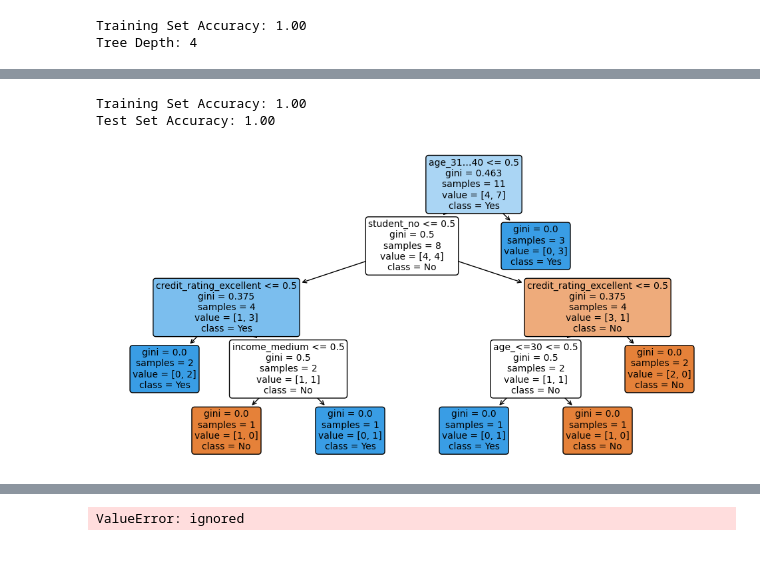
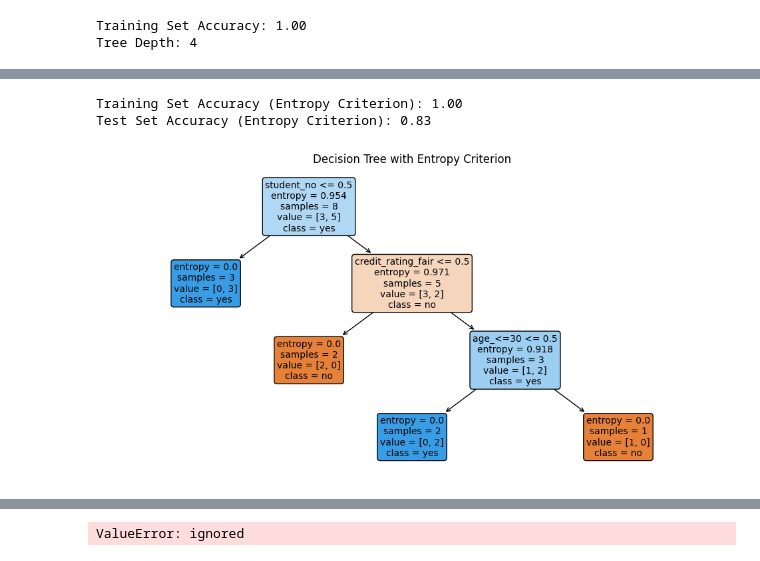
Before and after one commit to yadukul/ML-Lab, a Jupyter notebook: Lab 4.ipynb, the cells around one changed output, grey strips where cells are left out. Drawn from its saved outputs; the diff is of its cells as text; code cells hidden in the pictures.

```diff
--- a/Lab 4.ipynb
+++ b/Lab 4.ipynb
@@ -85,33 +126,36 @@ plt.show()
 # %%
+import pandas as pd
 from sklearn.tree import DecisionTreeClassifier, plot_tree
 from sklearn.model_selection import train_test_split
 import matplotlib.pyplot as plt
+
 data_encoded = pd.get_dummies(data.drop(columns=['buys_computer']))
 
 # Define your features (X) and target (y)
 X = data_encoded
 y = data['buys_computer']
 
 # Split your data into training and test sets
-X_train, X_test, y_train, y_test = train_test_split(X, y, test_size=0.2, random_state=42)
+X_train, X_test, y_train, y_test = train_test_split(X, y, test_size=0.4, random_state=42)
 
-# Create and fit the Decision Tree model
-model = DecisionTreeClassifier()
-model.fit(X_train, y_train)
+# Create and fit the Decision Tree model with "Entropy" criterion
+model_entropy = DecisionTreeClassifier(criterion="entropy")
+model_entropy.fit(X_train, y_train)
 
-# Calculate and print the training set accuracy
-train_accuracy = model.score(X_train, y_train)
-print(f"Training Set Accuracy: {train_accuracy:.2f}")
+# Calculate and print the training set accuracy with "Entropy" criterion
+train_accuracy_entropy = model_entropy.score(X_train, y_train)
+print(f"Training Set Accuracy (Entropy Criterion): {train_accuracy_entropy:.2f}")
 
-# Calculate and print the test set accuracy
-test_accuracy = model.score(X_test, y_test)
-print(f"Test Set Accuracy: {test_accuracy:.2f}")
+# Calculate and print the test set accuracy with "Entropy" criterion
+test_accuracy_entropy = model_entropy.score(X_test, y_test)
+print(f"Test Set Accuracy (Entropy Criterion): {test_accuracy_entropy:.2f}")
 
-# Visualize the Decision Tree
+# Visualize the Decision Tree with "Entropy" criterion
 plt.figure(figsize=(12, 6))
-plot_tree(model, filled=True, feature_names=X.columns, class_names=['No', 'Yes'], rounded=True, fontsize=10)
+plot_tree(model_entropy, filled=True, feature_names=X.columns, class_names=['no', 'yes'], rounded=True, fontsize=10)
+plt.title("Decision Tree with Entropy Criterion")
 plt.show()
 # %% [output]
-Training Set Accuracy: 1.00
-Test Set Accuracy: 1.00
+Training Set Accuracy (Entropy Criterion): 1.00
+Test Set Accuracy (Entropy Criterion): 0.83
-[figure, old version]
+[figure, new version]
```
Also changed, not shown: parts of 4 cells of this notebook.
